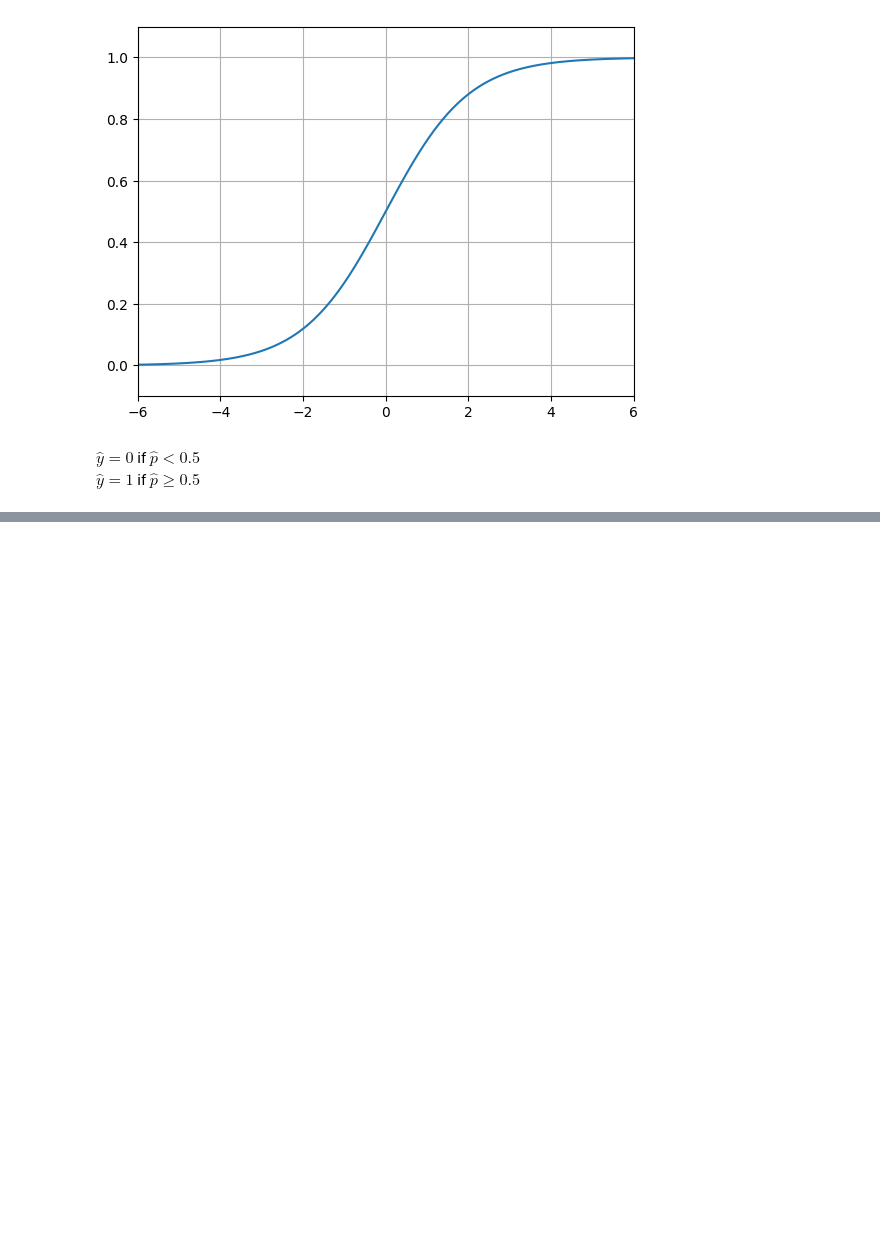
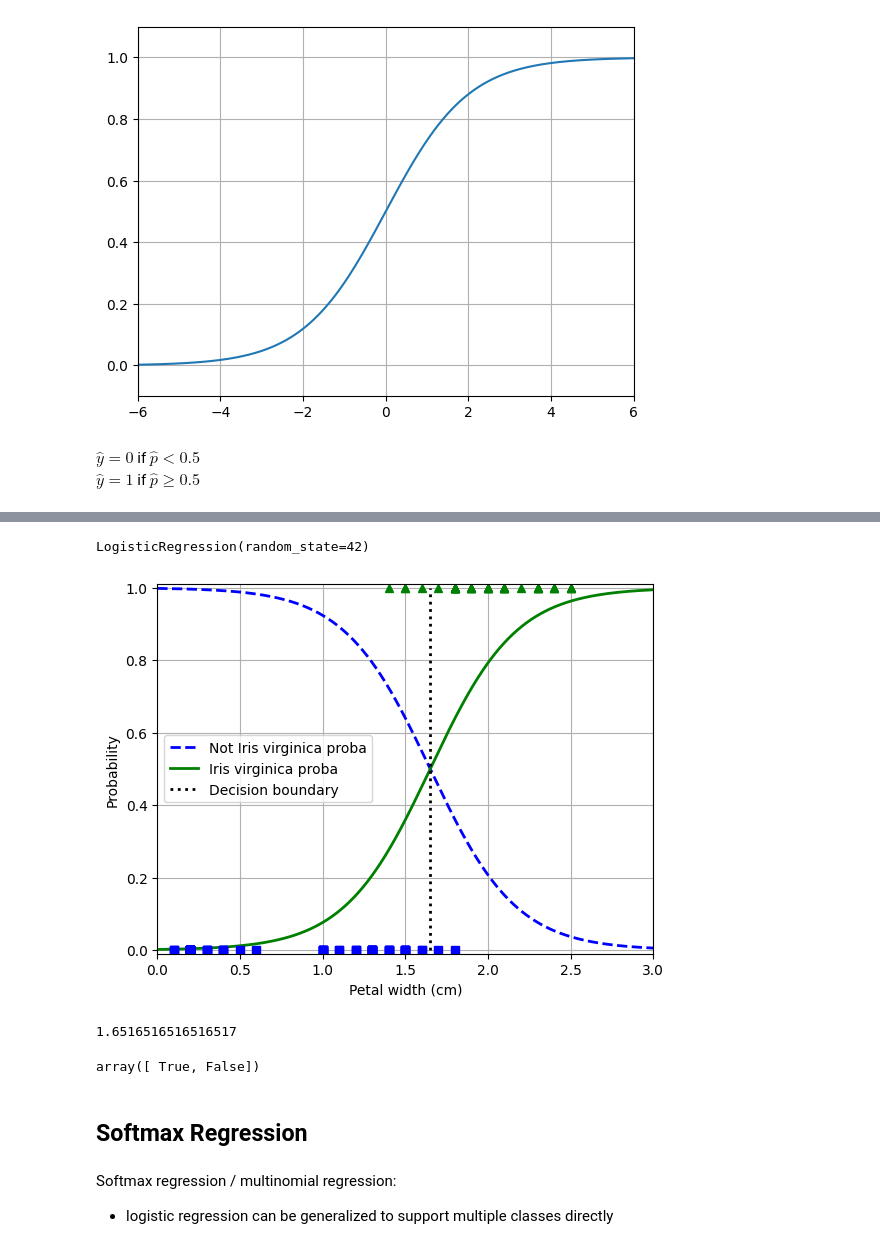
Before and after one commit to malayajac/HowIUnderstandIt_HandsOnML, a Jupyter notebook: ch4_trainingmodels.ipynb, the cells around one changed output, grey strips where cells are left out. Saved outputs shown, nothing was run; the diff lists cells and outputs as text; code cells hidden in the pictures; blank space fills up the shorter version.

```diff
--- a/ch4_trainingmodels.ipynb
+++ b/ch4_trainingmodels.ipynb
@@ -380,0 +453,3 @@ $\hat{y} = 1$ if  $\hat{p}\geq0.5$
+# %%
+X = iris["data"][["petal width (cm)"]].values
+y = iris["target_names"][iris["target"]]=="virginica"
@@ -380,0 +496,41 @@ $\hat{y} = 1$ if  $\hat{p}\geq0.5$
+# %%
+X_train, X_test, y_train, y_test = train_test_split(X, y, random_state=42)
+# %%
+log_reg = LogisticRegression(random_state=42)
+log_reg.fit(X_train, y_train)
+# %% [output]
+LogisticRegression(random_state=42)
+# %%
+X_new = np.linspace(0, 3, 1000).reshape(-1, 1) # reshape to get a column vector
+y_proba = log_reg.predict_proba(X_new)
+decision_boundary = X_new[y_proba[:, 1] >= 0.5][0, 0]
+# %%
+plt.plot(X_new, y_proba[:, 0], "b--", linewidth=2, label="Not Iris virginica proba")
+plt.plot(X_new, y_proba[:, 1], "g-", linewidth=2, label="Iris virginica proba")
+plt.plot([decision_boundary, decision_boundary], [0, 1], "k:", linewidth=2, label="Decision boundary")
+
+plt.plot(X_train[y_train == 0], y_train[y_train == 0], "bs")
+plt.plot(X_train[y_train == 1], y_train[y_train == 1], "g^")
+
+plt.xlabel("Petal width (cm)")
+plt.ylabel("Probability")
+plt.xlim([0, 3])
+plt.ylim([-0.01, 1.01])
+plt.legend()
+plt.grid(True)
+plt.show()
+# %% [output]
+[figure, added]
+# %%
+decision_boundary
+# %% [output]
+1.6516516516516517
+# %%
+log_reg.predict([[1.7], [1.5]])
+# %% [output]
+array([ True, False])
+# %% [markdown]
+## Softmax Regression
+# %% [markdown]
+Softmax regression / multinomial regression:
+- logistic regression can be generalized to support multiple classes directly
```
Also changed, not shown: parts of 19 cells of this notebook.
